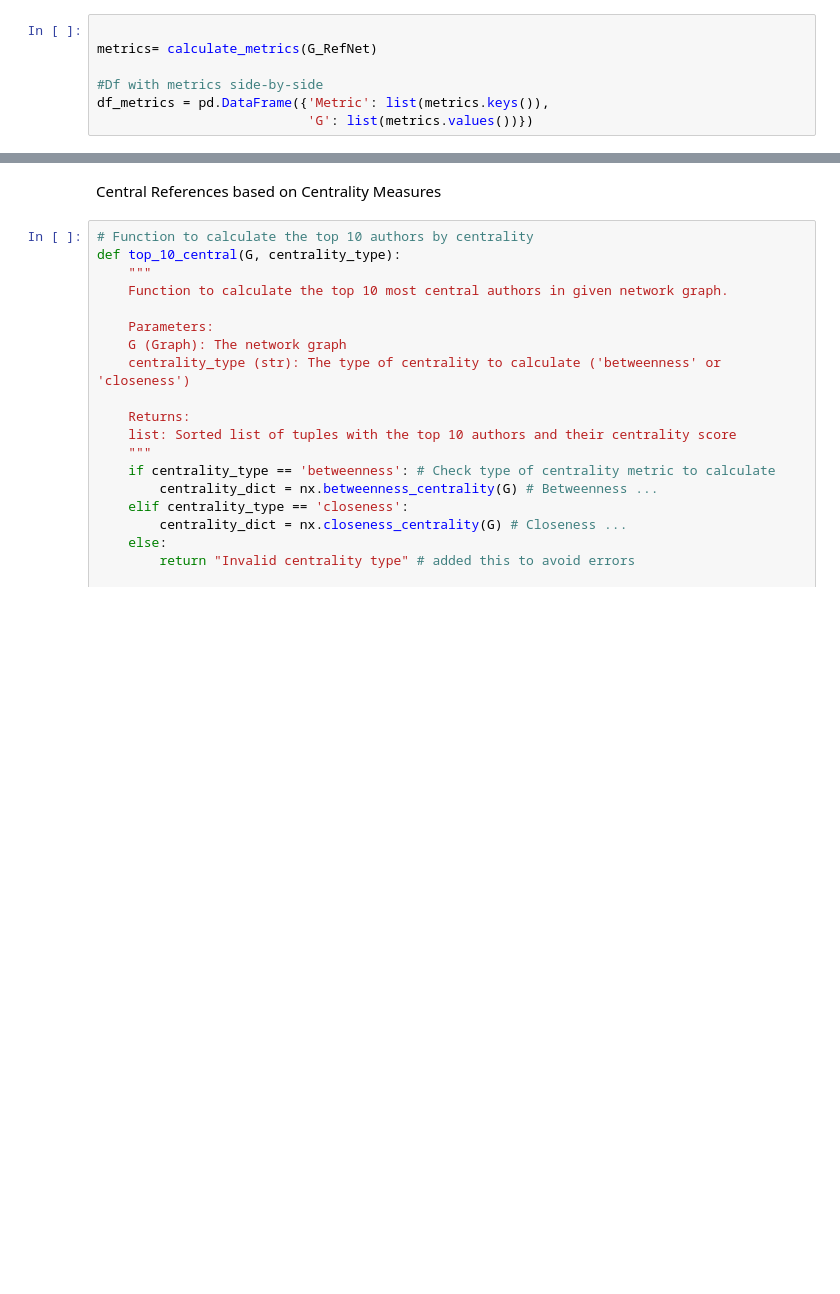
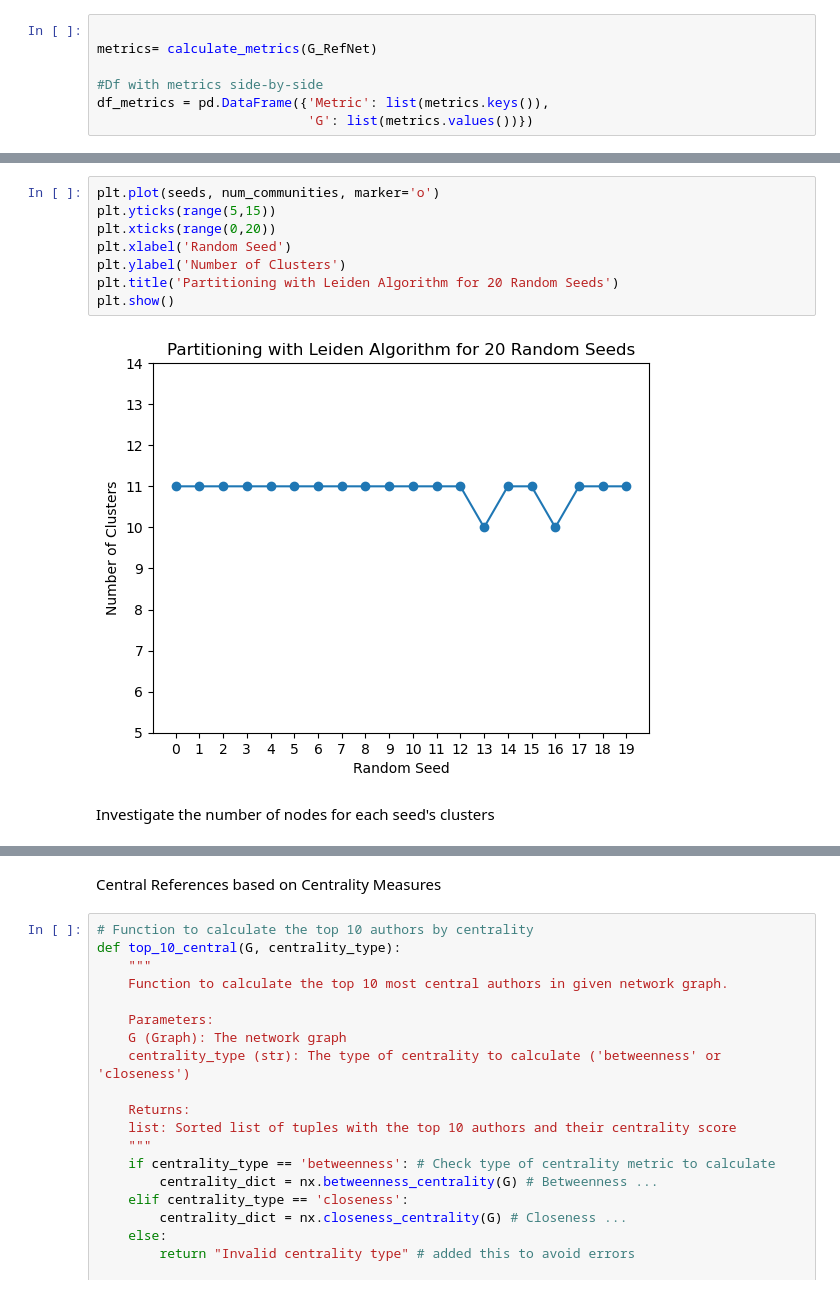
Before and after one commit to vivkow/MA_Neuro, a Jupyter notebook: cn_refs_network.ipynb, the cells around one changed output, grey strips where cells are left out. Saved outputs shown, nothing was run; the diff lists cells and outputs as text; blank space fills up the shorter version.

```diff
--- a/cn_refs_network.ipynb
+++ b/cn_refs_network.ipynb
@@ -225,0 +260,12 @@ df_metrics
+# %%
+plt.plot(seeds, num_communities, marker='o')
+plt.yticks(range(5,15))
+plt.xticks(range(0,20))
+plt.xlabel('Random Seed')
+plt.ylabel('Number of Clusters')
+plt.title('Partitioning with Leiden Algorithm for 20 Random Seeds')
+plt.show()
+# %% [output]
+[figure, added]
+# %% [markdown]
+Investigate the number of nodes for each seed's clusters
```
Also changed, not shown: parts of 57 cells of this notebook, 7 other files.
